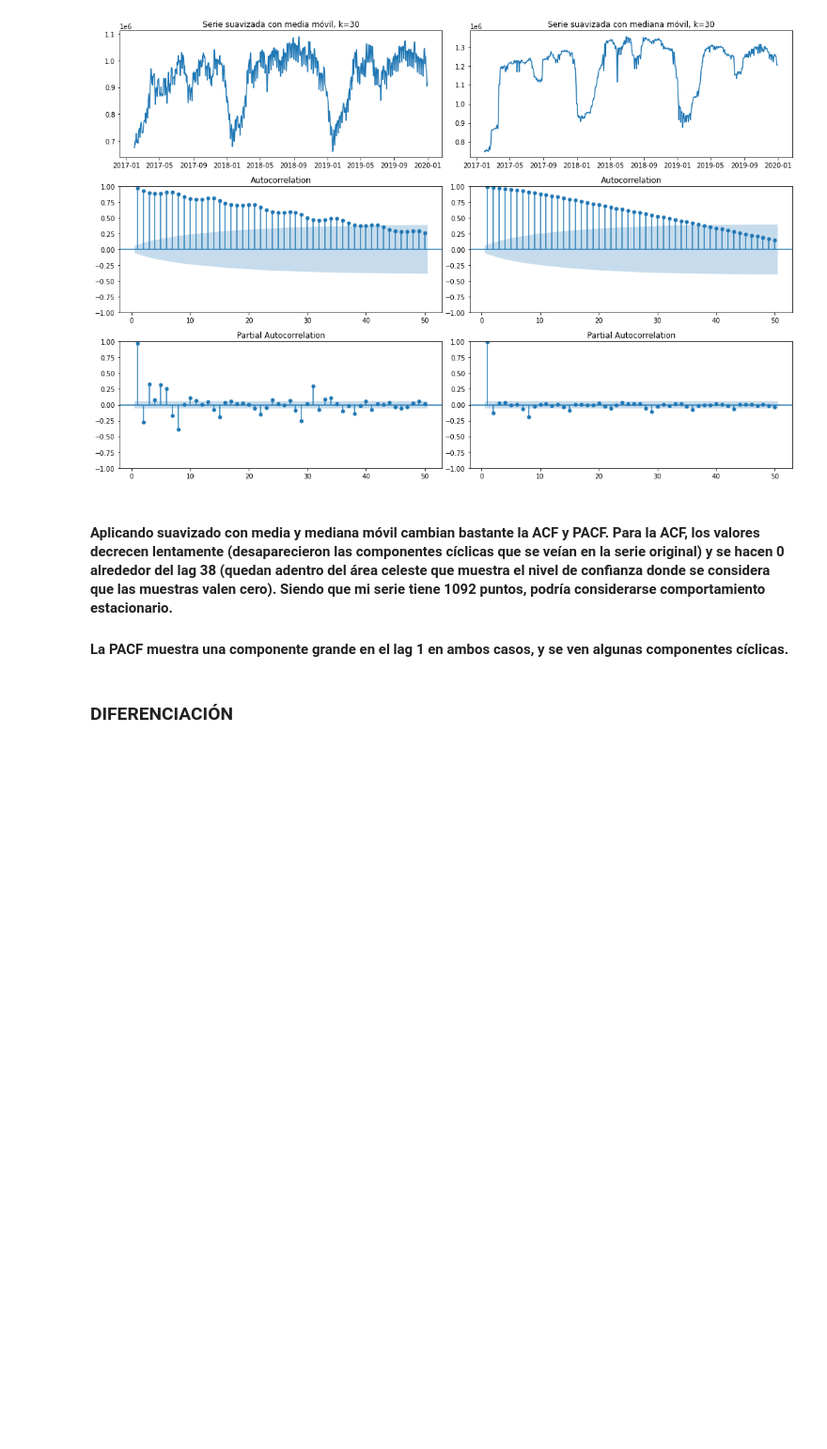
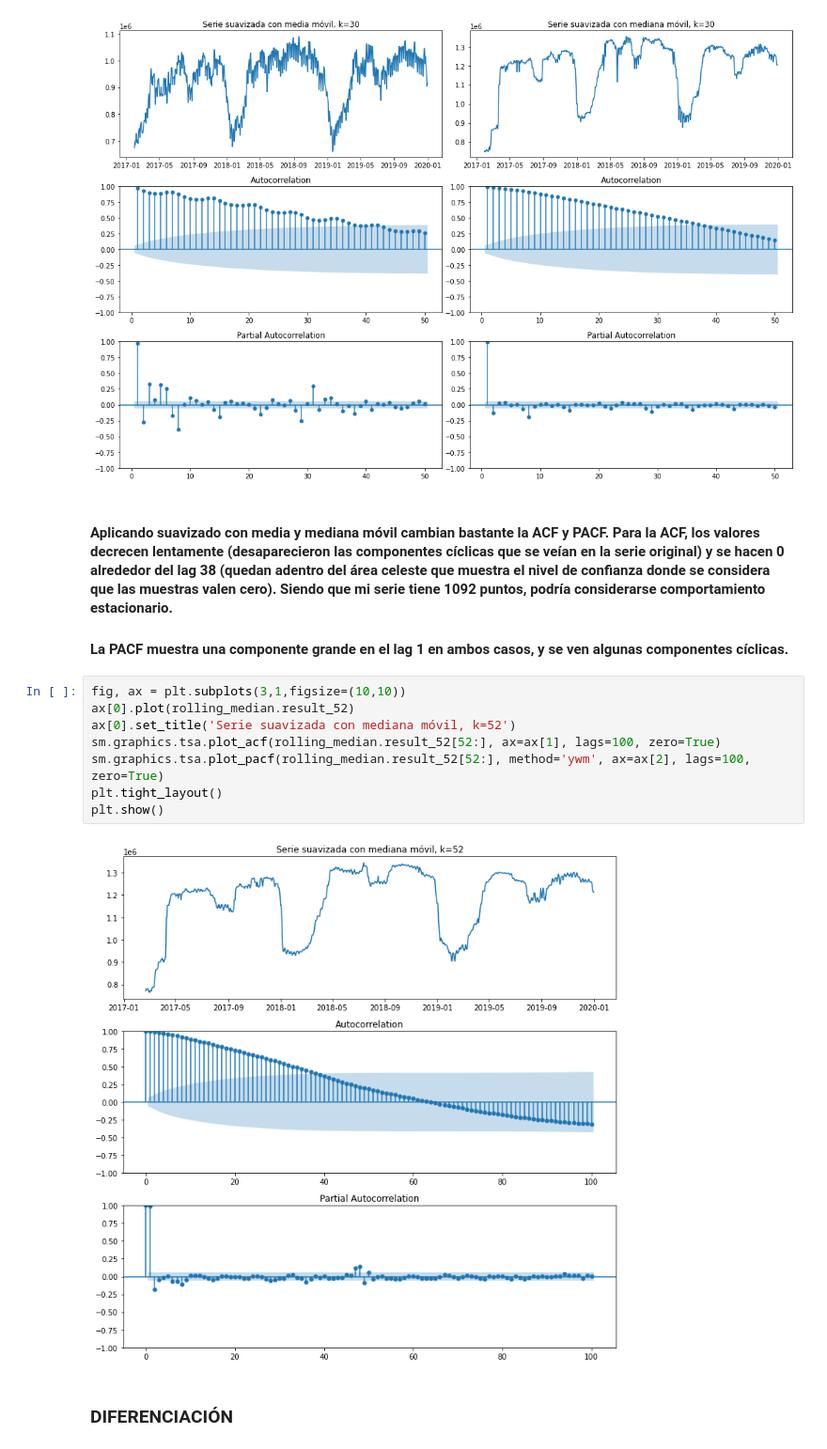
Before and after one commit to arigarmendia/Time-Series, a Jupyter notebook: TP/01-molinetes.ipynb, the cells around one changed output. Shown at 94% size. Drawn from its saved outputs; the diff is of its cells as text; blank space fills up the shorter version.

```diff
--- a/TP/molinetes.ipynb
+++ b/TP/01-molinetes.ipynb
@@ -419,6 +422,16 @@ plt.show()
 # %% [markdown]
 #### Aplicando suavizado con media y mediana móvil cambian bastante la ACF y PACF. Para la ACF, los valores decrecen lentamente (desaparecieron las componentes cíclicas que se veían en la serie original) y se hacen 0 alrededor del lag 38 (quedan adentro del área celeste que muestra el nivel de confianza donde se considera que las muestras valen cero). Siendo que mi serie tiene 1092 puntos, podría considerarse comportamiento estacionario.
 #### La PACF muestra una componente grande en el lag 1 en ambos casos, y se ven algunas componentes cíclicas.
+# %%
+fig, ax = plt.subplots(3,1,figsize=(10,10))
+ax[0].plot(rolling_median.result_52)
+ax[0].set_title('Serie suavizada con mediana móvil, k=52')
+sm.graphics.tsa.plot_acf(rolling_median.result_52[52:], ax=ax[1], lags=100, zero=True)
+sm.graphics.tsa.plot_pacf(rolling_median.result_52[52:], method='ywm', ax=ax[2], lags=100, zero=True)
+plt.tight_layout()
+plt.show()
+# %% [output]
+[figure, added]
 # %% [markdown]
 ### DIFERENCIACIÓN
 # %%
```
Also changed, not shown: parts of 10 cells of this notebook, 3 other files.
